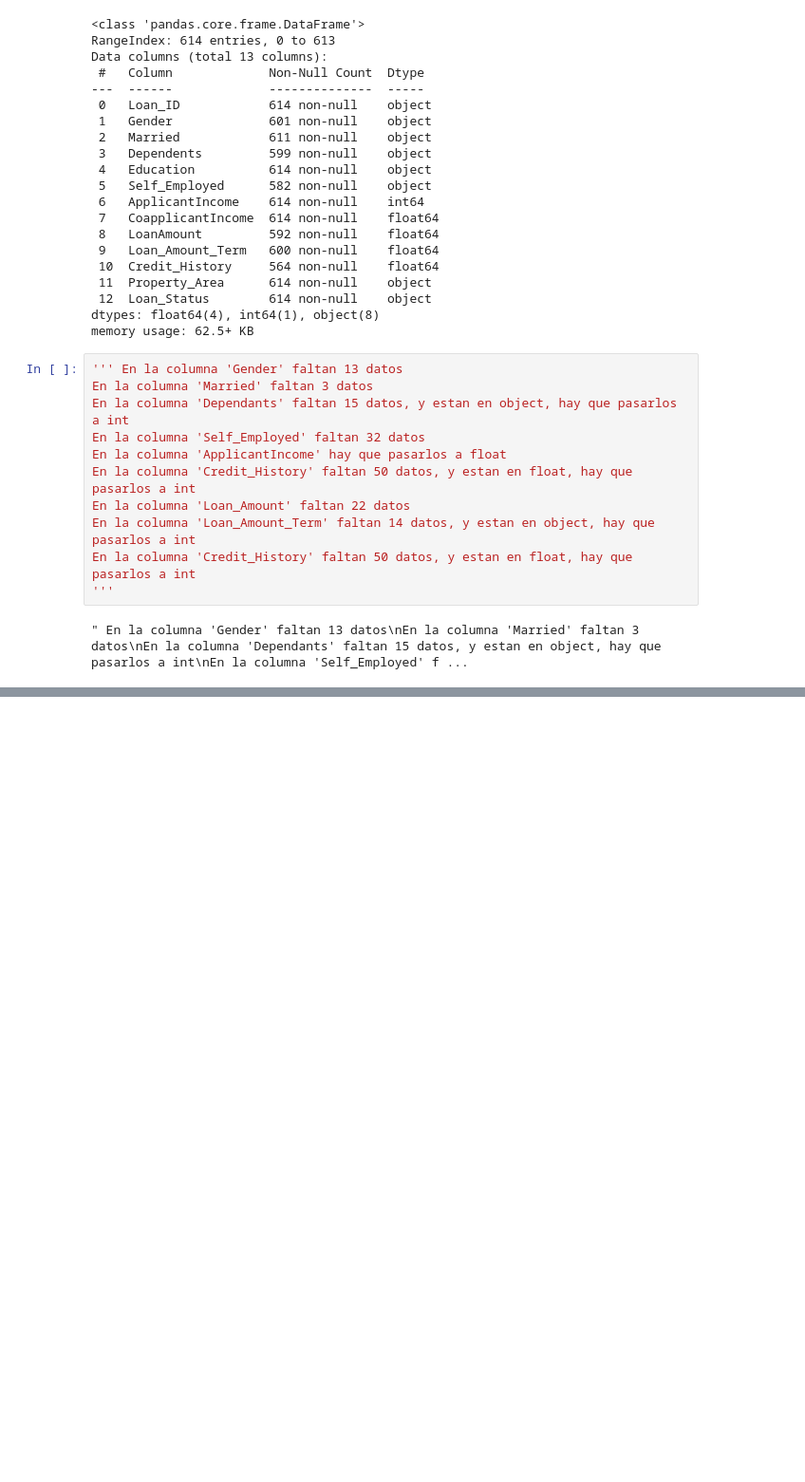
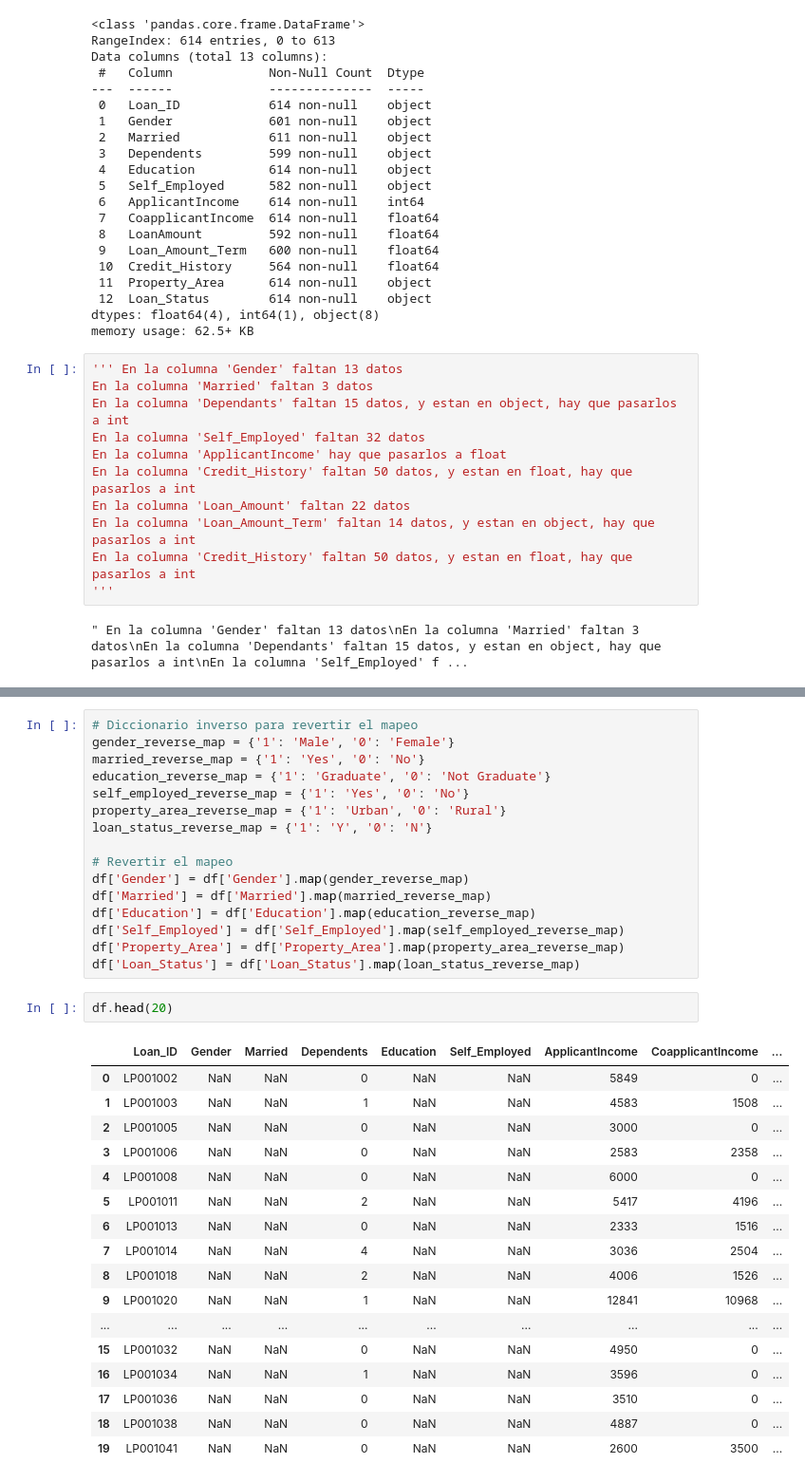
Before and after one commit to jlbonac/pca_creditos, a Jupyter notebook: pca_creditos.ipynb, the cells around one changed output, grey strips where cells are left out. Shown: that part at 95% size. Saved outputs shown, nothing was run; the diff lists cells and outputs as text; blank space fills up the shorter version.

```diff
--- a/pca_creditos.ipynb
+++ b/pca_creditos.ipynb
@@ -52,0 +349,36 @@ En la columna 'Credit_History' faltan 50 datos, y estan en float, hay que pasarl
+# %%
+# Diccionario inverso para revertir el mapeo
+gender_reverse_map = {'1': 'Male', '0': 'Female'}
+married_reverse_map = {'1': 'Yes', '0': 'No'}
+education_reverse_map = {'1': 'Graduate', '0': 'Not Graduate'}
+self_employed_reverse_map = {'1': 'Yes', '0': 'No'}
+property_area_reverse_map = {'1': 'Urban', '0': 'Rural'}
+loan_status_reverse_map = {'1': 'Y', '0': 'N'}
+
+# Revertir el mapeo
+df['Gender'] = df['Gender'].map(gender_reverse_map)
+df['Married'] = df['Married'].map(married_reverse_map)
+df['Education'] = df['Education'].map(education_reverse_map)
+df['Self_Employed'] = df['Self_Employed'].map(self_employed_reverse_map)
+df['Property_Area'] = df['Property_Area'].map(property_area_reverse_map)
+df['Loan_Status'] = df['Loan_Status'].map(loan_status_reverse_map)
+# %%
+df.head(20)
+# %% [output]
+|  | Loan_ID | Gender | Married | Dependents | Education | Self_Employed | ApplicantIncome | CoapplicantIncome | ... |
+| 0 | LP001002 | NaN | NaN | 0 | NaN | NaN | 5849 | 0 | ... |
+| 1 | LP001003 | NaN | NaN | 1 | NaN | NaN | 4583 | 1508 | ... |
+| 2 | LP001005 | NaN | NaN | 0 | NaN | NaN | 3000 | 0 | ... |
+| 3 | LP001006 | NaN | NaN | 0 | NaN | NaN | 2583 | 2358 | ... |
+| 4 | LP001008 | NaN | NaN | 0 | NaN | NaN | 6000 | 0 | ... |
+| 5 | LP001011 | NaN | NaN | 2 | NaN | NaN | 5417 | 4196 | ... |
+| 6 | LP001013 | NaN | NaN | 0 | NaN | NaN | 2333 | 1516 | ... |
+| 7 | LP001014 | NaN | NaN | 4 | NaN | NaN | 3036 | 2504 | ... |
+| 8 | LP001018 | NaN | NaN | 2 | NaN | NaN | 4006 | 1526 | ... |
+| 9 | LP001020 | NaN | NaN | 1 | NaN | NaN | 12841 | 10968 | ... |
+| ... | ... | ... | ... | ... | ... | ... | ... | ... | ... |
+| 15 | LP001032 | NaN | NaN | 0 | NaN | NaN | 4950 | 0 | ... |
+| 16 | LP001034 | NaN | NaN | 1 | NaN | NaN | 3596 | 0 | ... |
+| 17 | LP001036 | NaN | NaN | 0 | NaN | NaN | 3510 | 0 | ... |
+| 18 | LP001038 | NaN | NaN | 0 | NaN | NaN | 4887 | 0 | ... |
+| 19 | LP001041 | NaN | NaN | 0 | NaN | NaN | 2600 | 3500 | ... |
```
Also changed, not shown: parts of 23 cells of this notebook, 1 other file.
